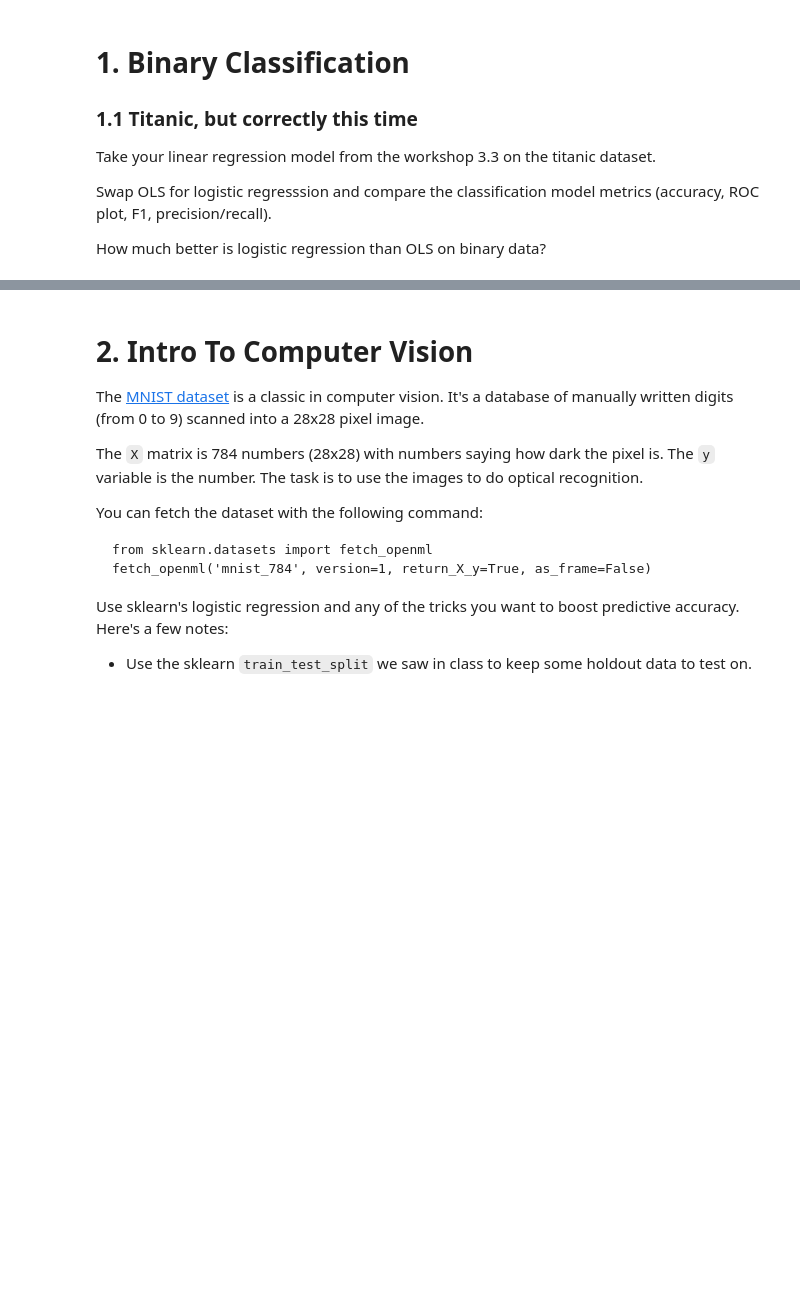
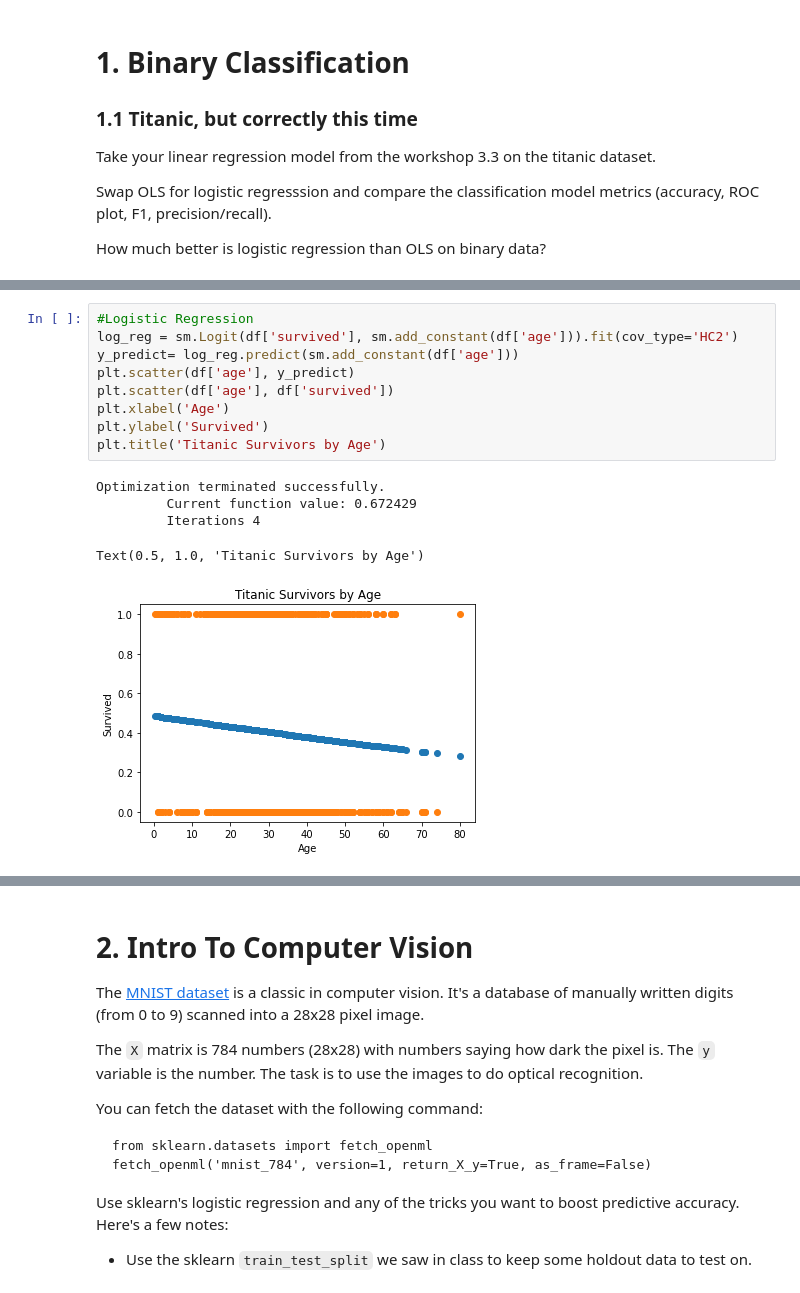
Before and after one commit to cb-ds-1/3-7-glm, a Jupyter notebook: workshop.ipynb, the cells around one changed output, grey strips where cells are left out. Saved outputs shown, nothing was run; the diff lists cells and outputs as text; blank space fills up the shorter version.

```diff
--- a/workshop.ipynb
+++ b/workshop.ipynb
@@ -10,0 +46,15 @@ How much better is logistic regression than OLS on binary data?
+# %%
+#Logistic Regression
+log_reg = sm.Logit(df['survived'], sm.add_constant(df['age'])).fit(cov_type='HC2')
+y_predict= log_reg.predict(sm.add_constant(df['age']))
+plt.scatter(df['age'], y_predict)
+plt.scatter(df['age'], df['survived'])
+plt.xlabel('Age')
+plt.ylabel('Survived')
+plt.title('Titanic Survivors by Age')
+# %% [output]
+Optimization terminated successfully.
+         Current function value: 0.672429
+         Iterations 4
+Text(0.5, 1.0, 'Titanic Survivors by Age')
+[figure, added]
```
Also changed, not shown: parts of 33 cells of this notebook.
